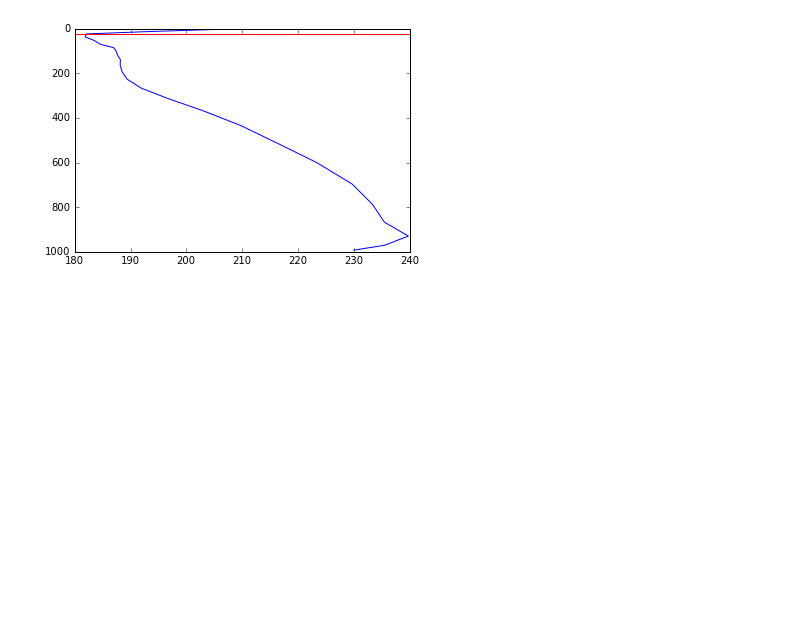
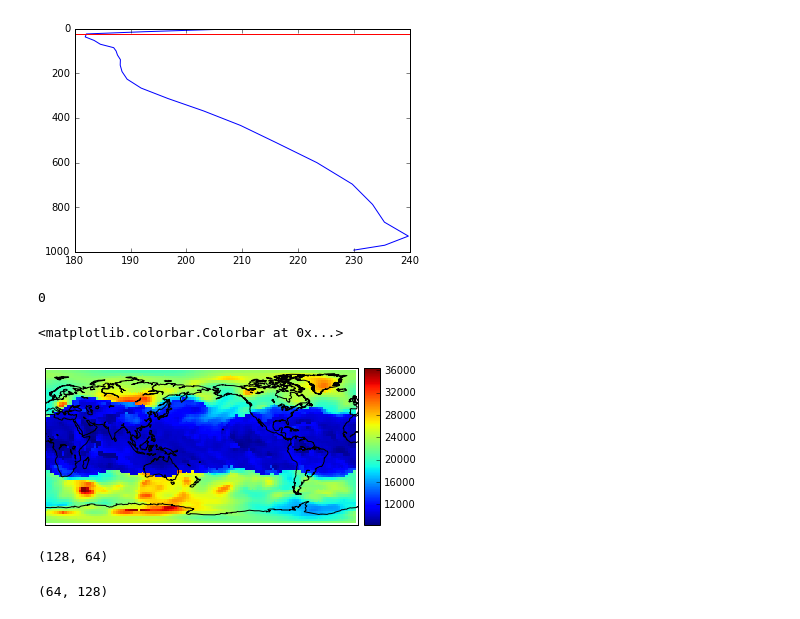
Before and after one commit to guziy/PyNotebooks, a Jupyter notebook: tropopause_temp.ipynb, the cells around one changed output. Saved outputs shown, nothing was run; the diff lists cells and outputs as text; code cells hidden in the pictures; blank space fills up the shorter version.

Commit message:
plot 2d tpp height field

```diff
--- a/tropopause_temp.ipynb
+++ b/tropopause_temp.ipynb
@@ -10,10 +11,16 @@ with Dataset("../Downloads/cami_0000-09-01_64x128_L26_c030918.nc") as ds:
     lev = ds.variables["lev"][:]
     print(ds.dimensions)
 
+    lons = ds.variables["lon"][:]
+    lats = ds.variables["lat"][:]
+
+
 
 #double T(time, lat, lev, lon) ;
 #        T:long_name = "Temperature" ;
 #        T:units = "K" ;
+
+print(lons.shape)
 # %% [output]
 OrderedDict([('lat', <class 'netCDF4._netCDF4.Dimension'>: name = 'lat', size = 64
 ), ('lon', <class 'netCDF4._netCDF4.Dimension'>: name = 'lon', size = 128
@@ -83,3 +91,34 @@ plt.plot([180, 240], [22.921, 22.921], "r")
 # %% [output]
 [<matplotlib.lines.Line2D at 0x...>]
 [figure]
+# %%
+plimu = 45000
+pliml = 7500
+plimlex = 7500
+
+tppause, err = tropo.tropo(temp, lev, plimu, pliml, plimlex, 1)
+# %%
+err
+# %% [output]
+0
+# %%
+from mpl_toolkits.basemap import Basemap
+
+b = Basemap(lon_0=180)
+lats2d, lons2d = np.meshgrid(lats, lons)
+
+xx, yy = b(lons2d, lats2d)
+im = b.pcolormesh(xx, yy, tppause)
+b.drawcoastlines()
+b.colorbar(im)
+# %% [output]
+<matplotlib.colorbar.Colorbar at 0x...>
+[figure, added]
+# %%
+tppause.shape
+# %% [output]
+(128, 64)
+# %%
+lons2d.shape
+# %% [output]
+(64, 128)
```
Also changed, not shown: parts of 2 cells of this notebook.
